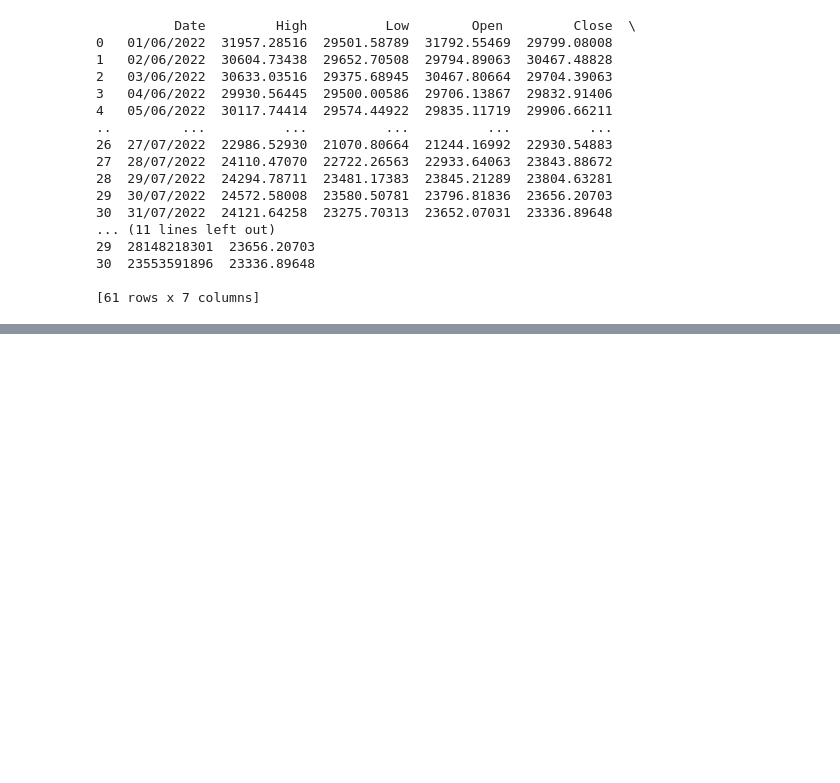
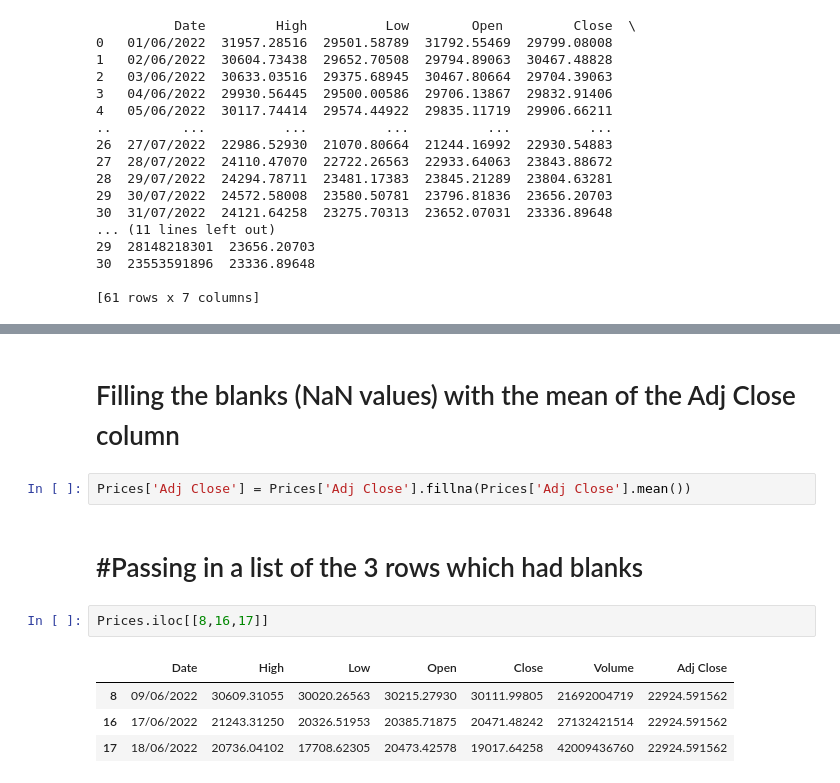
Before and after one commit to spag28/UCDPA_BethCartledge, a Jupyter notebook: Project.ipynb, the cells around one changed output, grey strips where cells are left out. Saved outputs shown, nothing was run; the diff lists cells and outputs as text; blank space fills up the shorter version.

```diff
--- a/Project.ipynb
+++ b/Project.ipynb
@@ -157,0 +196,13 @@ print(Prices)
+# %% [markdown]
+# Filling the blanks (NaN values) with the mean of the Adj Close column
+# %%
+Prices['Adj Close'] = Prices['Adj Close'].fillna(Prices['Adj Close'].mean())
+# %% [markdown]
+# #Passing in a list of the 3 rows which had blanks
+# %%
+Prices.iloc[[8,16,17]]
+# %% [output]
+|  | Date | High | Low | Open | Close | Volume | Adj Close |
+| 8 | 09/06/2022 | 30609.31055 | 30020.26563 | 30215.27930 | 30111.99805 | 21692004719 | 22924.591562 |
+| 16 | 17/06/2022 | 21243.31250 | 20326.51953 | 20385.71875 | 20471.48242 | 27132421514 | 22924.591562 |
+| 17 | 18/06/2022 | 20736.04102 | 17708.62305 | 20473.42578 | 19017.64258 | 42009436760 | 22924.591562 |
```
Also changed, not shown: parts of 12 cells of this notebook, 1 other file.
